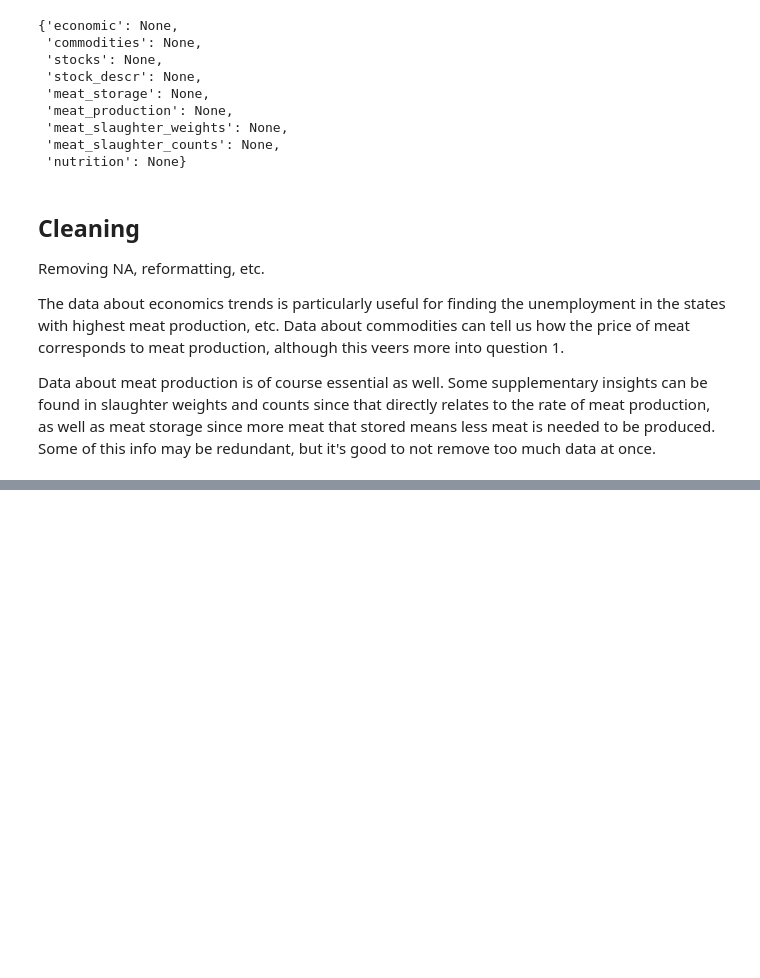
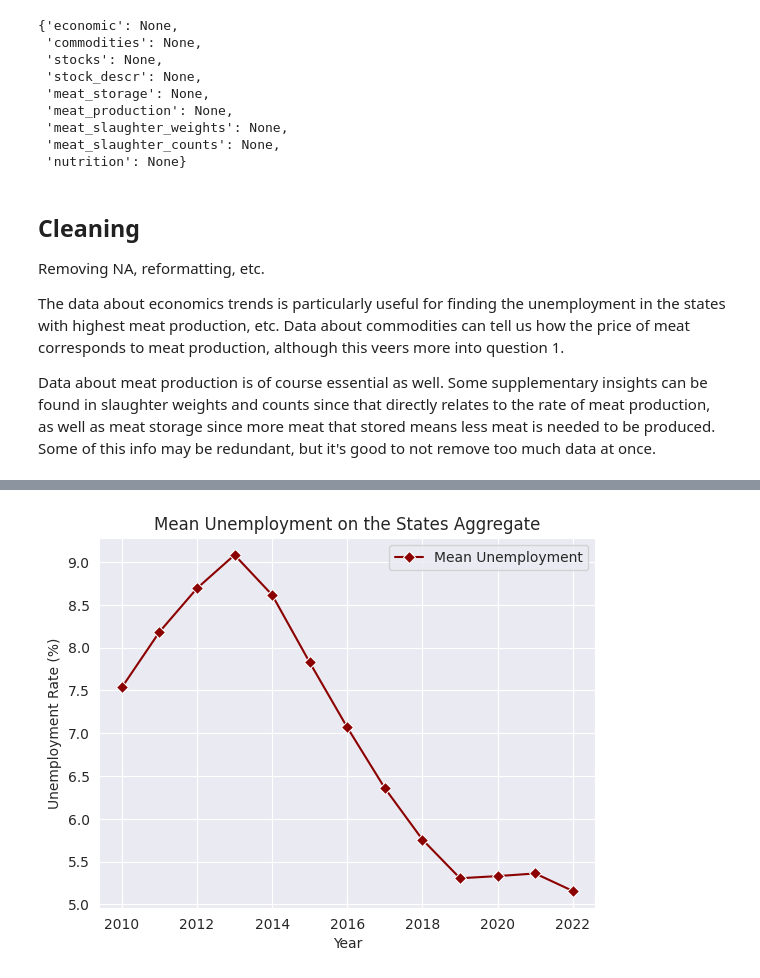
Before and after one commit to arjashok/2024-Summer-Datathon, a Jupyter notebook: src/explore.ipynb, the cells around one changed output, grey strips where cells are left out. Drawn from its saved outputs; the diff is of its cells as text; code cells hidden in the pictures; blank space fills up the shorter version.

Commit message:
cleaned economic data, more code for the explore

```diff
--- a/src/explore.ipynb
+++ b/src/explore.ipynb
@@ -173,0 +190,80 @@ NameError: name 'df' is not defined
+# %%
+# clean economic data
+df = dfs["economic"]
+    # print(df.head(10))
+
+## inspect columns
+cols = ["Label (Grouping)", "Category"]
+    # pprint({col: df[col].unique() for col in cols})
+
+## clean weird artifacts
+df["Label (Grouping)"] = df["Label (Grouping)"].str.replace("\xa0", "")
+    # pprint({col: df[col].unique() for col in cols})
+
+## only unemployment is needed at this time
+df = df[df["Category"].str.lower().str.contains("employment")]
+df = df[df["Label (Grouping)"].str.lower().str.contains("unemploy")]
+
+## rename and keep only unemployment rate
+df["Label (Grouping)"] = df["Label (Grouping)"].str.replace(
+    "Percent Unemployed",
+    "Unemployment Rate"
+)
+df = df[df["Label (Grouping)"] == "Unemployment Rate"]
+    # print(df.to_string())
+    # pprint({col: df[col].unique() for col in df.columns})
+    # print(df.head())
+
+## check if the other cols have any useful info; drop useless ones for now
+df = df.drop(columns=[col for col in df.columns if df[col].nunique() <= 1])
+    # pprint(df.columns)
+
+## reform to only keep what we need and rename for clarity
+keep_cols_renamer = {
+    "Year": "year",
+    "State": "state",
+    "Percent": "unemployment_rate",
+    "Percent Margin of Error": "percent_error"
+}
+df = df[list(keep_cols_renamer.keys())]
+df.rename(columns=keep_cols_renamer, inplace=True)
+
+## ensure dtypes
+keep_cols_dtype = {
+    "year": int,
+    "state": str,
+    "unemployment_rate": float,
+    "percent_error": float
+}
+df["unemployment_rate"] = df["unemployment_rate"].str[:-1]                      # remove percent sign
+df["percent_error"] = df["percent_error"].str[1:]                               # remove +- sign
+
+for col, dtype in keep_cols_dtype.items():
+    df[col] = df[col].astype(dtype)
+
+## sort values for visual inspection
+df.sort_values(by=["year", "state"], inplace=True)
+
+# update in lookup & export for easy access
+dfs["economics"] = df
+df.to_csv(
+    Path().cwd().parent / "cleaned-datasets" / f"economic_data.csv",
+    index=False
+)
+
+## grab min and max months for timeline augmentation
+print(df["year"].min(), df["year"].max())
+
+## quick graph to visualize
+avg_unemployment = df.groupby("year")["unemployment_rate"].mean().reset_index()
+sns.set_style("darkgrid")
+sns.lineplot(
+    avg_unemployment, x="year", y="unemployment_rate", marker="D",
+    label="Mean Unemployment", color="darkred"
+)
+plt.title("Mean Unemployment on the States Aggregate")
+plt.xlabel("Year")
+plt.ylabel("Unemployment Rate (%)")
+plt.legend()
+plt.show()
+# %% [output]
@@ -173,0 +271 @@ NameError: name 'df' is not defined
+[figure, added]
```
Also changed, not shown: parts of 6 cells of this notebook, 1 other file.
